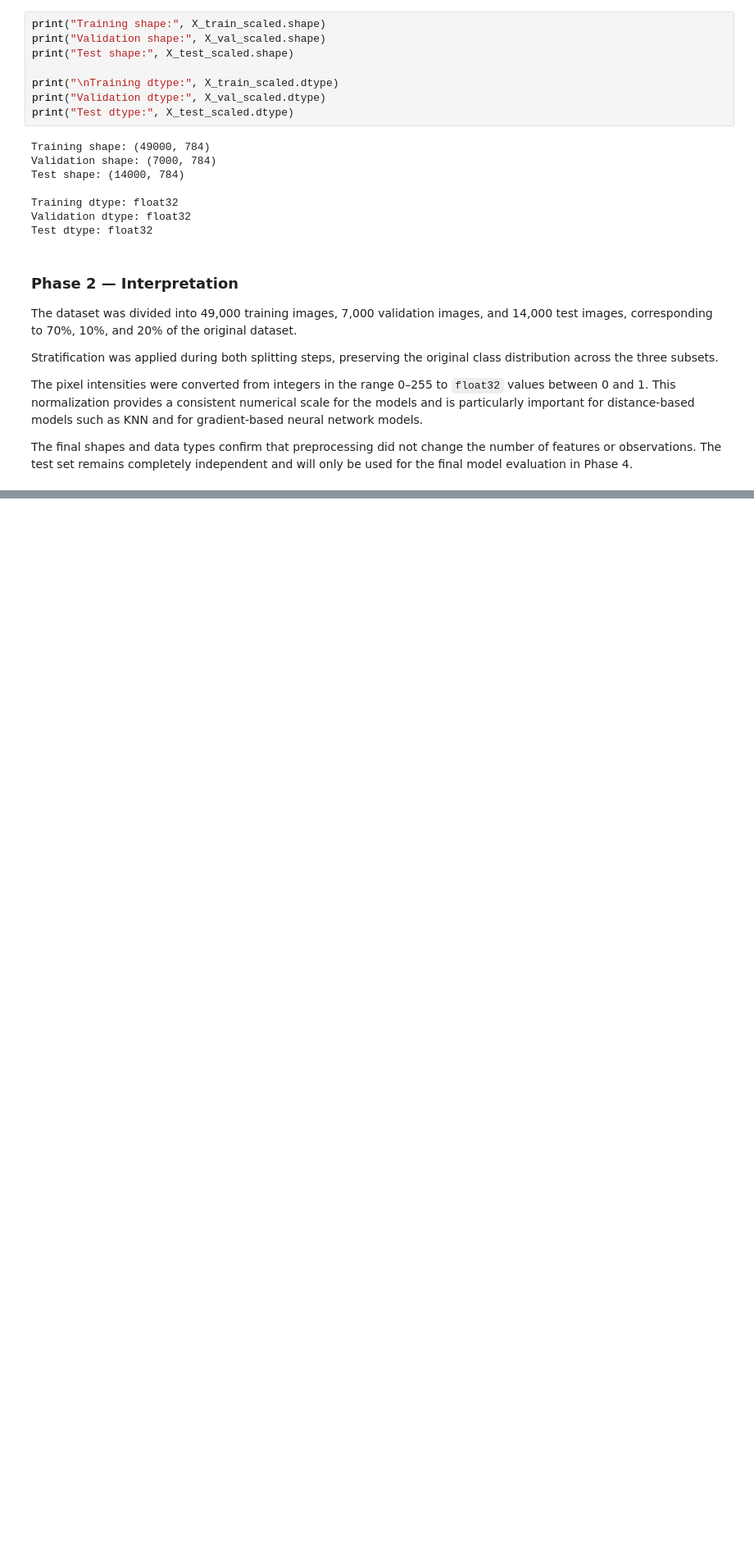
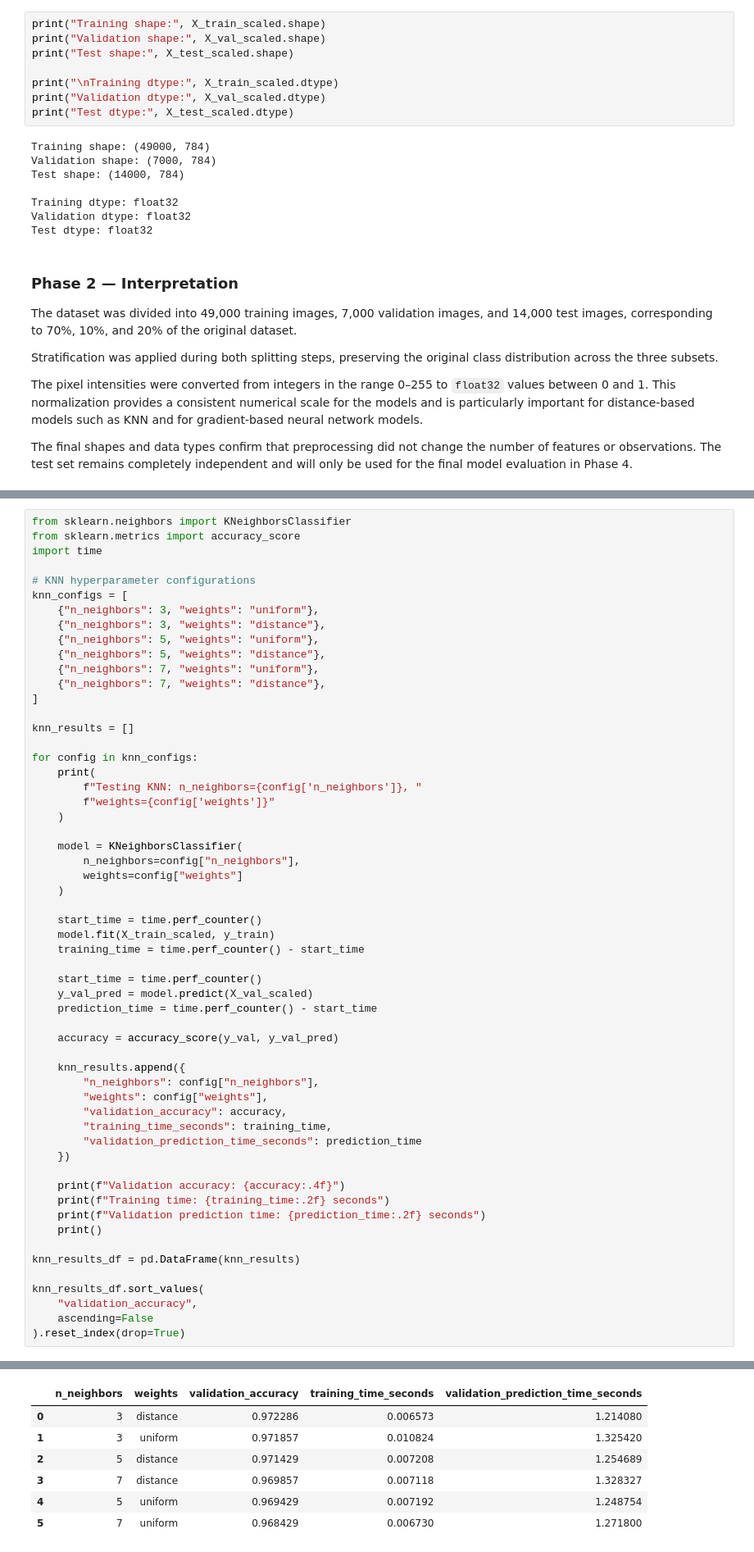
Before and after one commit to ananda-pires/mnist-multiclass-predictive-pipeline, a Jupyter notebook: notebooks/mnist_pipeline.ipynb, the cells around one changed output, grey strips where cells are left out. Shown at 82% size. Saved outputs shown, nothing was run; the diff lists cells and outputs as text; blank space fills up the shorter version.

Commit message:
implement phase 3 knn model

```diff
--- a/notebooks/mnist_pipeline.ipynb
+++ b/notebooks/mnist_pipeline.ipynb
@@ -465,0 +491,58 @@ The final shapes and data types confirm that preprocessing did not change the nu
+# %%
+from sklearn.neighbors import KNeighborsClassifier
+from sklearn.metrics import accuracy_score
+import time
+
+# KNN hyperparameter configurations
+knn_configs = [
+    {"n_neighbors": 3, "weights": "uniform"},
+    {"n_neighbors": 3, "weights": "distance"},
+    {"n_neighbors": 5, "weights": "uniform"},
+    {"n_neighbors": 5, "weights": "distance"},
+    {"n_neighbors": 7, "weights": "uniform"},
+    {"n_neighbors": 7, "weights": "distance"},
+]
+
+knn_results = []
+
+for config in knn_configs:
+    print(
+        f"Testing KNN: n_neighbors={config['n_neighbors']}, "
+        f"weights={config['weights']}"
+    )
+
+    model = KNeighborsClassifier(
+        n_neighbors=config["n_neighbors"],
+        weights=config["weights"]
+    )
+
+    start_time = time.perf_counter()
+    model.fit(X_train_scaled, y_train)
+    training_time = time.perf_counter() - start_time
+
+    start_time = time.perf_counter()
+    y_val_pred = model.predict(X_val_scaled)
+    prediction_time = time.perf_counter() - start_time
+
+    accuracy = accuracy_score(y_val, y_val_pred)
+
+    knn_results.append({
+        "n_neighbors": config["n_neighbors"],
+        "weights": config["weights"],
+        "validation_accuracy": accuracy,
+        "training_time_seconds": training_time,
+        "validation_prediction_time_seconds": prediction_time
+    })
+
+    print(f"Validation accuracy: {accuracy:.4f}")
+    print(f"Training time: {training_time:.2f} seconds")
+    print(f"Validation prediction time: {prediction_time:.2f} seconds")
+    print()
+
+knn_results_df = pd.DataFrame(knn_results)
+
+knn_results_df.sort_values(
+    "validation_accuracy",
+    ascending=False
+).reset_index(drop=True)
+# %% [output]
@@ -465,0 +566,7 @@ The final shapes and data types confirm that preprocessing did not change the nu
+|  | n_neighbors | weights | validation_accuracy | training_time_seconds | validation_prediction_time_seconds |
+| 0 | 3 | distance | 0.972286 | 0.006573 | 1.214080 |
+| 1 | 3 | uniform | 0.971857 | 0.010824 | 1.325420 |
+| 2 | 5 | distance | 0.971429 | 0.007208 | 1.254689 |
+| 3 | 7 | distance | 0.969857 | 0.007118 | 1.328327 |
+| 4 | 5 | uniform | 0.969429 | 0.007192 | 1.248754 |
+| 5 | 7 | uniform | 0.968429 | 0.006730 | 1.271800 |
```
Also changed, not shown: parts of 6 cells of this notebook.
